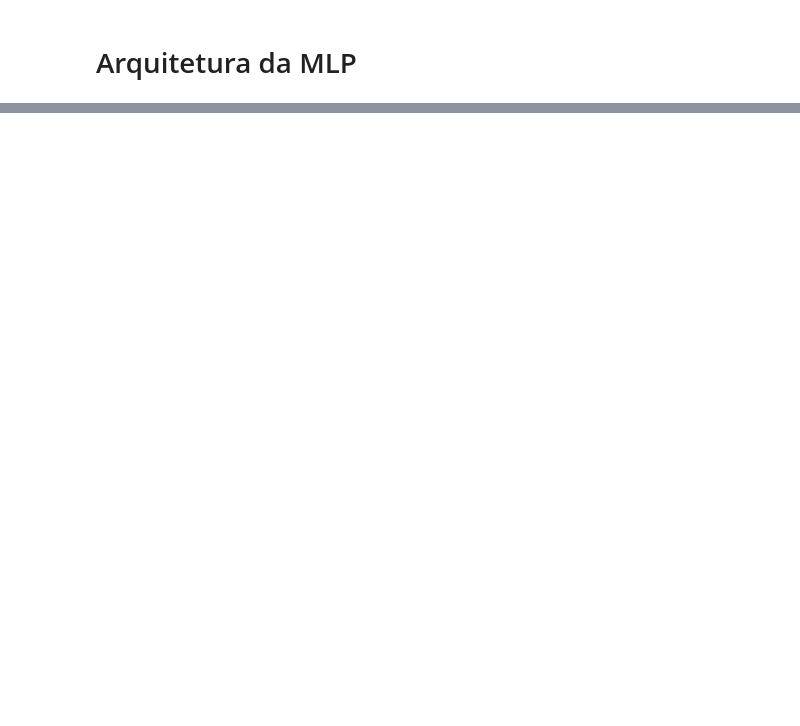
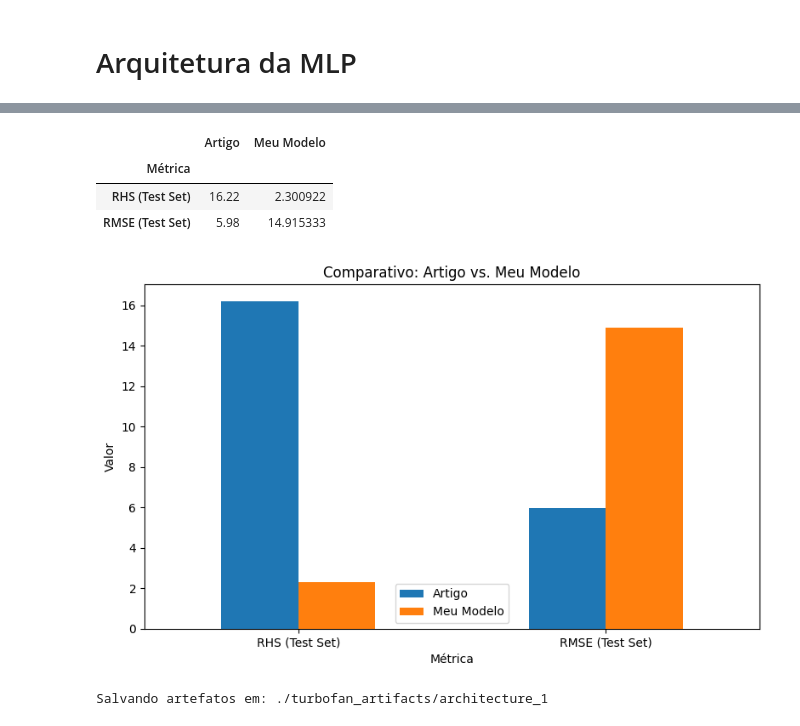
Before and after one commit to daviseemann/turbofan-rul-prediction-cmapss, a Jupyter notebook: notebooks/MLP-2.ipynb, the cells around one changed output, grey strips where cells are left out. Drawn from its saved outputs; the diff is of its cells as text; code cells hidden in the pictures; blank space fills up the shorter version.

```diff
--- a/notebooks/MLP-2.ipynb
+++ b/notebooks/MLP-2.ipynb
@@ -534,0 +525,41 @@ NameError: name 'mae_keras' is not defined
+# %%
+# 1) Defina aqui os valores reportados no artigo
+article_metrics = {
+    'RHS (Test Set)': 16.22,   # ex: valor do artigo
+    'RMSE (Test Set)': 5.98  # ex: valor do artigo
+}
+
+# 2) Defina aqui os valores que você obteve
+my_metrics = {
+    'RHS (Test Set)': rhs_mean_test,  # já calculado no seu fluxo
+    'RMSE (Test Set)': float(root_mean_squared_error(y_test, y_pred_test).numpy())  # ou calcule seu RMSE manualmente
+}
+
+# 3) Monte o DataFrame comparativo
+df_cmp = pd.DataFrame({
+    'Artigo': article_metrics,
+    'Meu Modelo': my_metrics
+})
+df_cmp.index.name = 'Métrica'
+display(df_cmp)
+
+# 4) Plot de barras
+ax = df_cmp.plot.bar(rot=0, figsize=(8,5))
+ax.set_ylabel('Valor')
+ax.set_title('Comparativo: Artigo vs. Meu Modelo')
+plt.tight_layout()
+plt.show()
+# %% [output]
+|  | Artigo | Meu Modelo |
+| Métrica |  |  |
+| RHS (Test Set) | 16.22 | 2.300922 |
+| RMSE (Test Set) | 5.98 | 14.915333 |
+[figure, added]
+# %%
+# Salvando o modelo
+
+save_dir = './turbofan_artifacts/architecture_1'
+os.makedirs(save_dir, exist_ok=True)
+print('Salvando artefatos em:', save_dir)
+# %% [output]
+Salvando artefatos em: ./turbofan_artifacts/architecture_1
```
Also changed, not shown: parts of 33 cells of this notebook.
